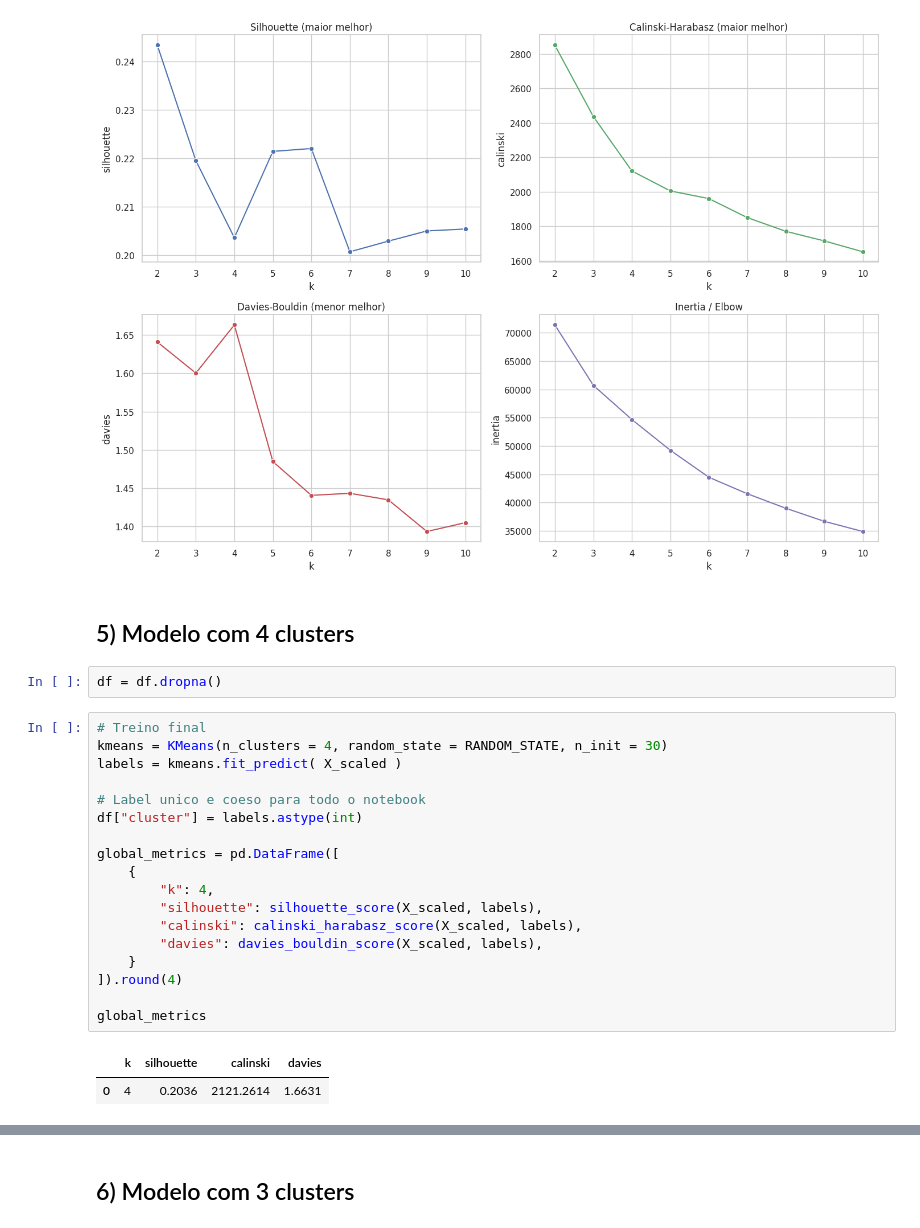
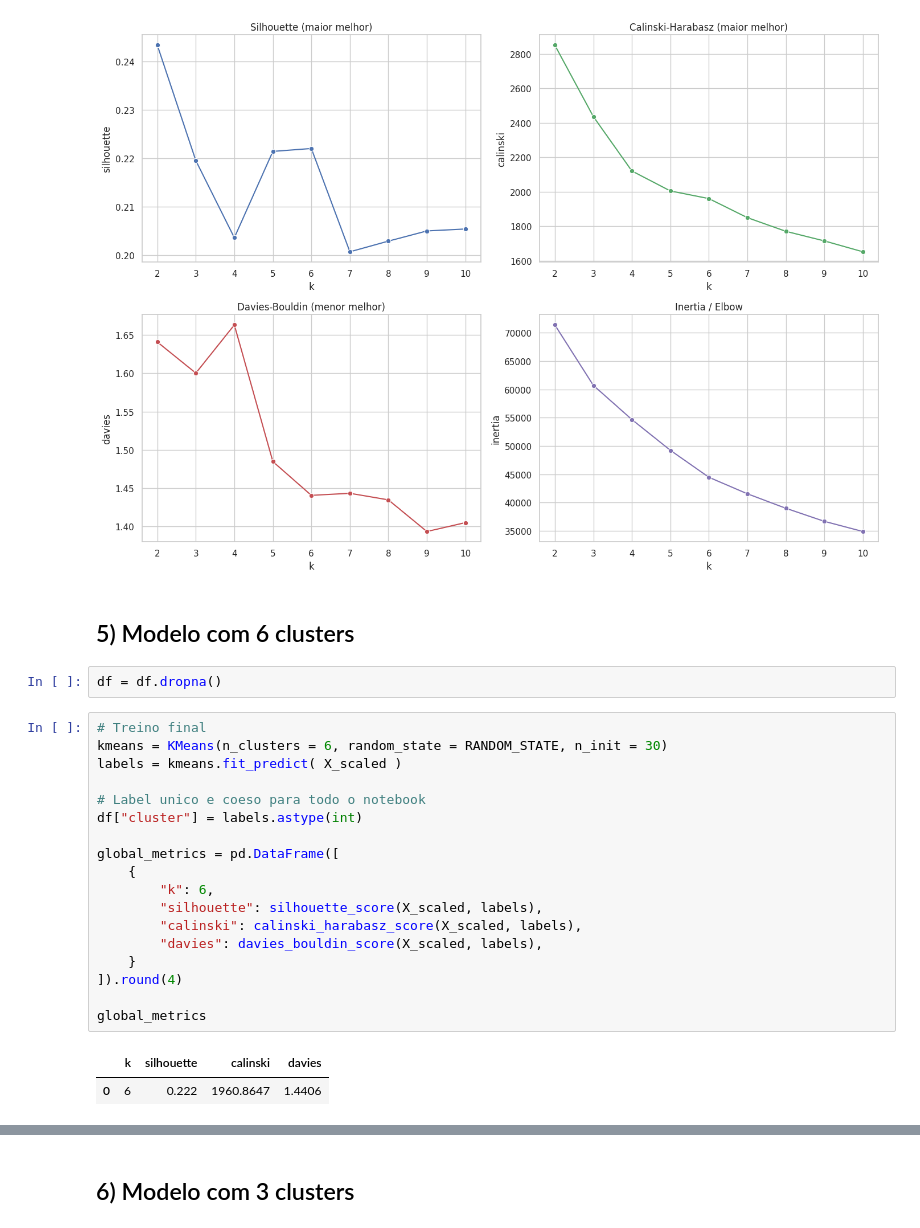
Before and after one commit to gligabo/PCD-1, a Jupyter notebook: src/Eixo-4/code.ipynb, the cells around one changed output, grey strips where cells are left out. Drawn from its saved outputs; the diff is of its cells as text.

```diff
--- a/src/Eixo-4/code.ipynb
+++ b/src/Eixo-4/code.ipynb
@@ -344,30 +344,30 @@ plt.show()
 # %% [output]
 [figure]
 # %% [markdown]
-## 5) Modelo com 4 clusters
+## 5) Modelo com 6 clusters
 # %%
 df = df.dropna()
 # %%
 # Treino final
-kmeans = KMeans(n_clusters = 4, random_state = RANDOM_STATE, n_init = 30)
+kmeans = KMeans(n_clusters = 6, random_state = RANDOM_STATE, n_init = 30)
 labels = kmeans.fit_predict( X_scaled )
 
 # Label unico e coeso para todo o notebook
 df["cluster"] = labels.astype(int)
 
 global_metrics = pd.DataFrame([
     {
-        "k": 4,
+        "k": 6,
         "silhouette": silhouette_score(X_scaled, labels),
         "calinski": calinski_harabasz_score(X_scaled, labels),
         "davies": davies_bouldin_score(X_scaled, labels),
     }
 ]).round(4)
 
 global_metrics
 # %% [output]
 |  | k | silhouette | calinski | davies |
-| 0 | 4 | 0.2036 | 2121.2614 | 1.6631 |
+| 0 | 6 | 0.222 | 1960.8647 | 1.4406 |
 # %%
 # Silhouette por cliente e por cluster
 df["silhouette_sample"] = silhouette_samples(X_scaled, labels)
```
Also changed, not shown: parts of 4 cells of this notebook.
